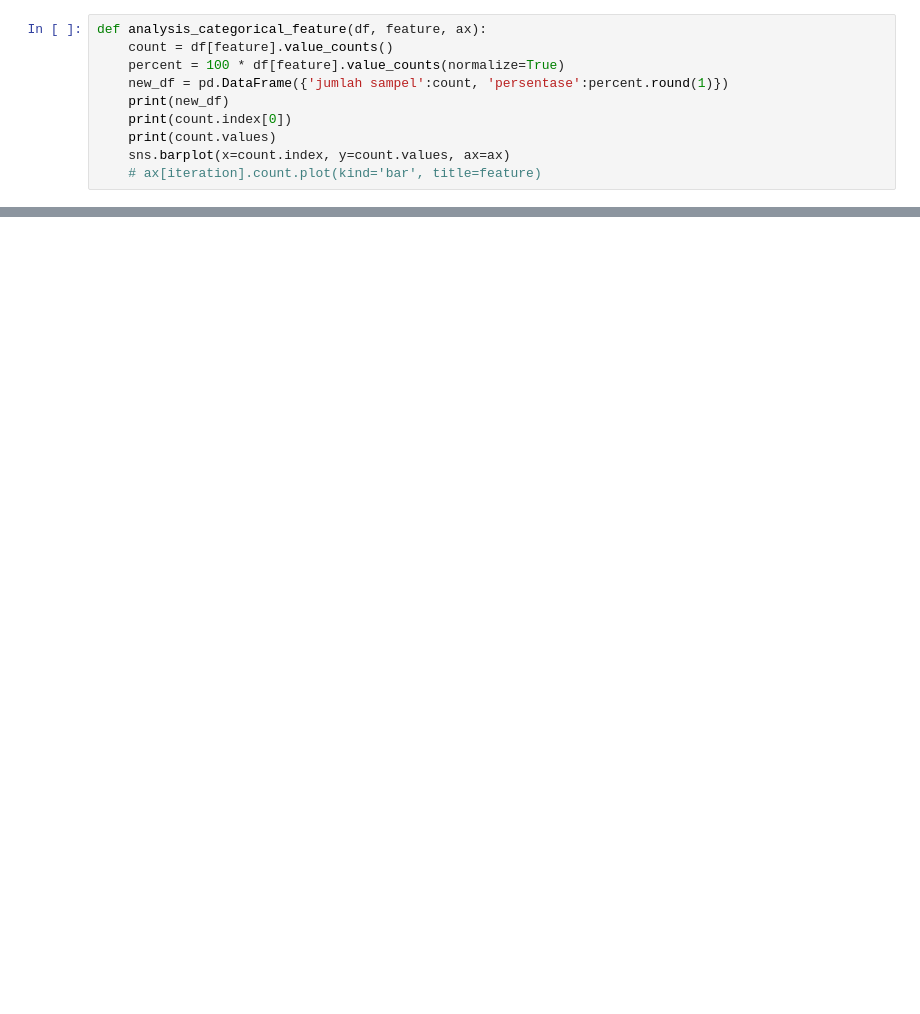
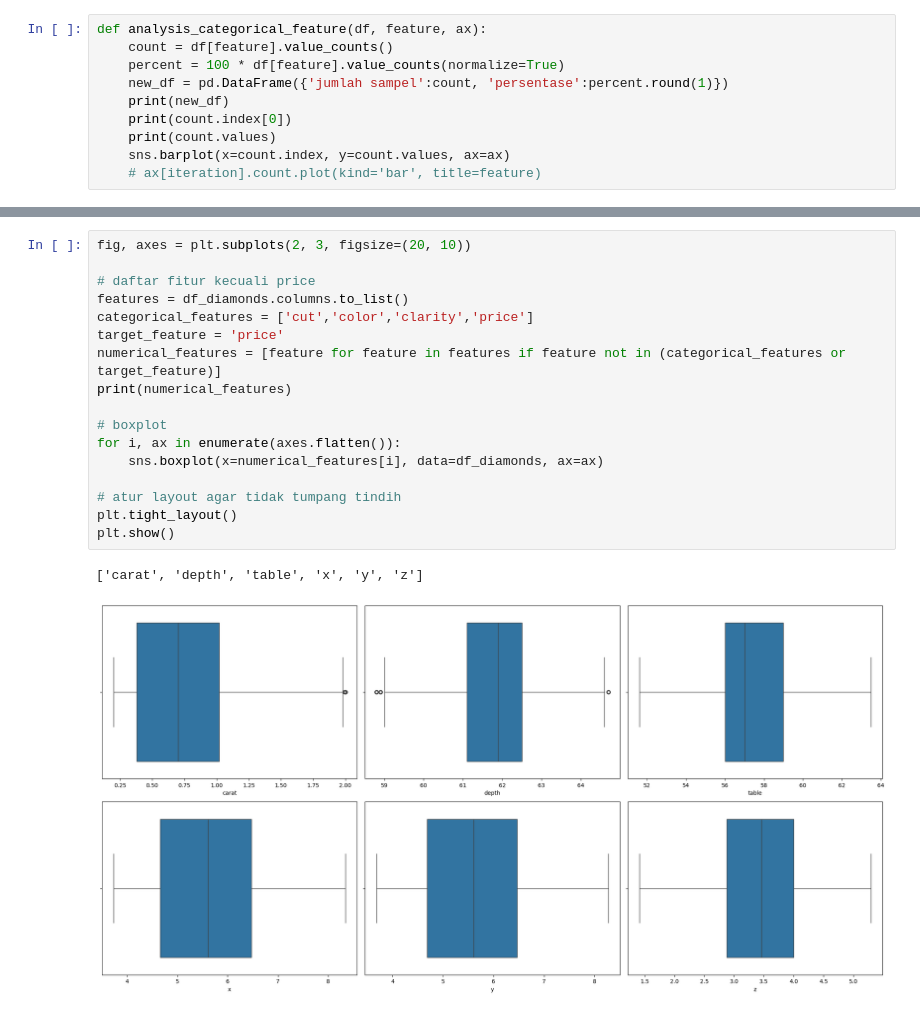
Before and after one commit to 337ubaid/dicoding-ml-terapan, a Jupyter notebook: predictive-analytics/diamond-predict.ipynb, the cells around one changed output, grey strips where cells are left out. Saved outputs shown, nothing was run; the diff lists cells and outputs as text; blank space fills up the shorter version.

```diff
--- a/predictive-analytics/diamond-predict.ipynb
+++ b/predictive-analytics/diamond-predict.ipynb
@@ -208,0 +188,20 @@ SI1
+# %%
+fig, axes = plt.subplots(2, 3, figsize=(20, 10))
+
+# daftar fitur kecuali price
+features = df_diamonds.columns.to_list()
+categorical_features = ['cut','color','clarity','price']
+target_feature = 'price'
+numerical_features = [feature for feature in features if feature not in (categorical_features or target_feature)]
+print(numerical_features)
+
+# boxplot
+for i, ax in enumerate(axes.flatten()):
+    sns.boxplot(x=numerical_features[i], data=df_diamonds, ax=ax)
+
+# atur layout agar tidak tumpang tindih
+plt.tight_layout()
+plt.show()
+# %% [output]
+['carat', 'depth', 'table', 'x', 'y', 'z']
+[figure, added]
```
Also changed, not shown: parts of 10 cells of this notebook.
